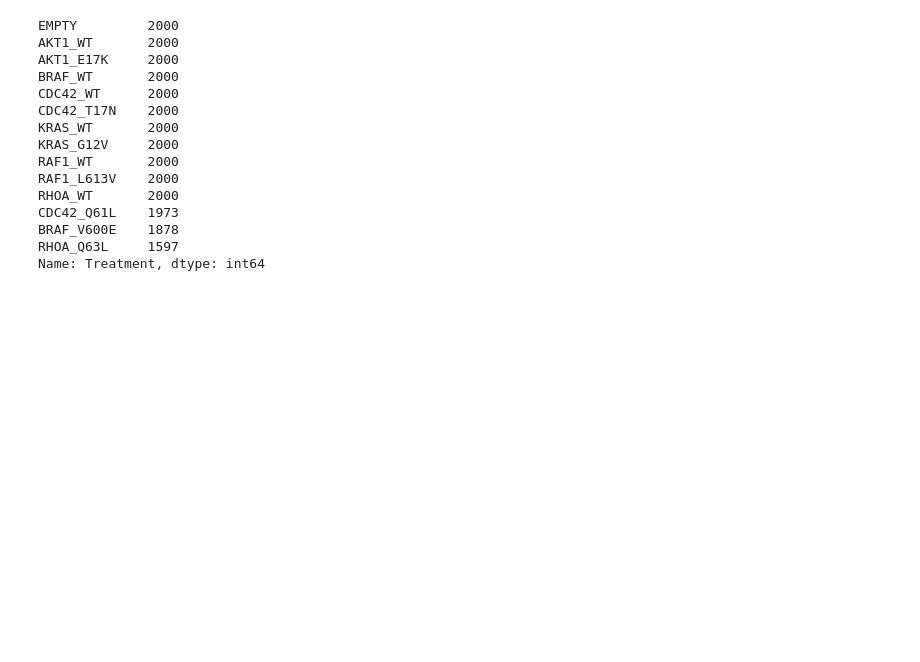
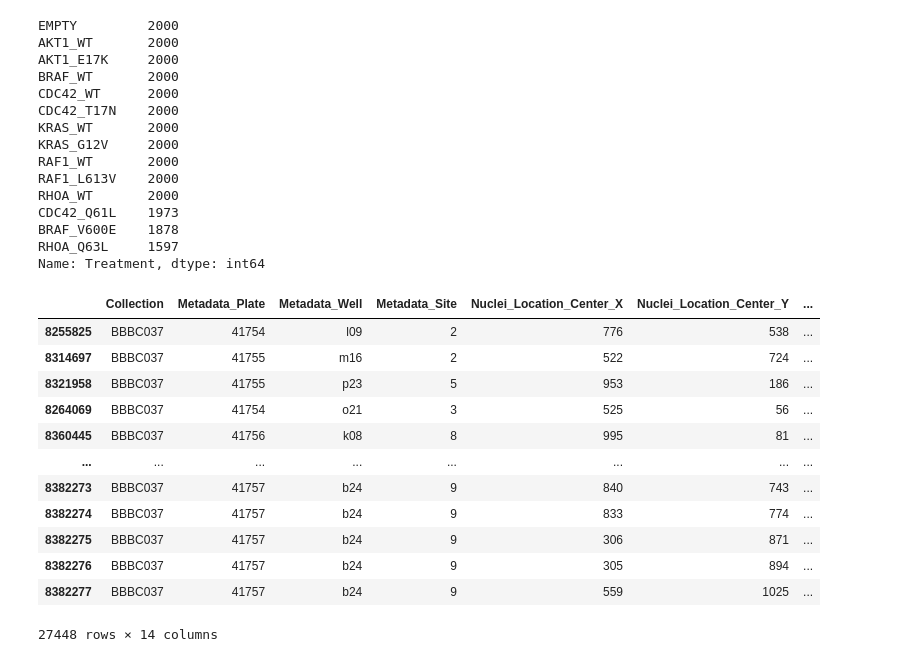
Before and after one commit to cankoc95/cellvit, a Jupyter notebook: create_metadata.ipynb, the cells around one changed output. Saved outputs shown, nothing was run; the diff lists cells and outputs as text; code cells hidden in the pictures; blank space fills up the shorter version.

```diff
--- a/create_metadata.ipynb
+++ b/create_metadata.ipynb
@@ -247,3 +247,19 @@ CDC42_Q61L    1973
 BRAF_V600E    1878
 RHOA_Q63L     1597
 Name: Treatment, dtype: int64
+# %%
+c037_27k_dataset
+# %% [output]
+|  | Collection | Metadata_Plate | Metadata_Well | Metadata_Site | Nuclei_Location_Center_X | Nuclei_Location_Center_Y | ... |
+| 8255825 | BBBC037 | 41754 | l09 | 2 | 776 | 538 | ... |
+| 8314697 | BBBC037 | 41755 | m16 | 2 | 522 | 724 | ... |
+| 8321958 | BBBC037 | 41755 | p23 | 5 | 953 | 186 | ... |
+| 8264069 | BBBC037 | 41754 | o21 | 3 | 525 | 56 | ... |
+| 8360445 | BBBC037 | 41756 | k08 | 8 | 995 | 81 | ... |
+| ... | ... | ... | ... | ... | ... | ... | ... |
+| 8382273 | BBBC037 | 41757 | b24 | 9 | 840 | 743 | ... |
+| 8382274 | BBBC037 | 41757 | b24 | 9 | 833 | 774 | ... |
+| 8382275 | BBBC037 | 41757 | b24 | 9 | 306 | 871 | ... |
+| 8382276 | BBBC037 | 41757 | b24 | 9 | 305 | 894 | ... |
+| 8382277 | BBBC037 | 41757 | b24 | 9 | 559 | 1025 | ... |
+27448 rows × 14 columns
```
Also changed, not shown: 2 other files.
